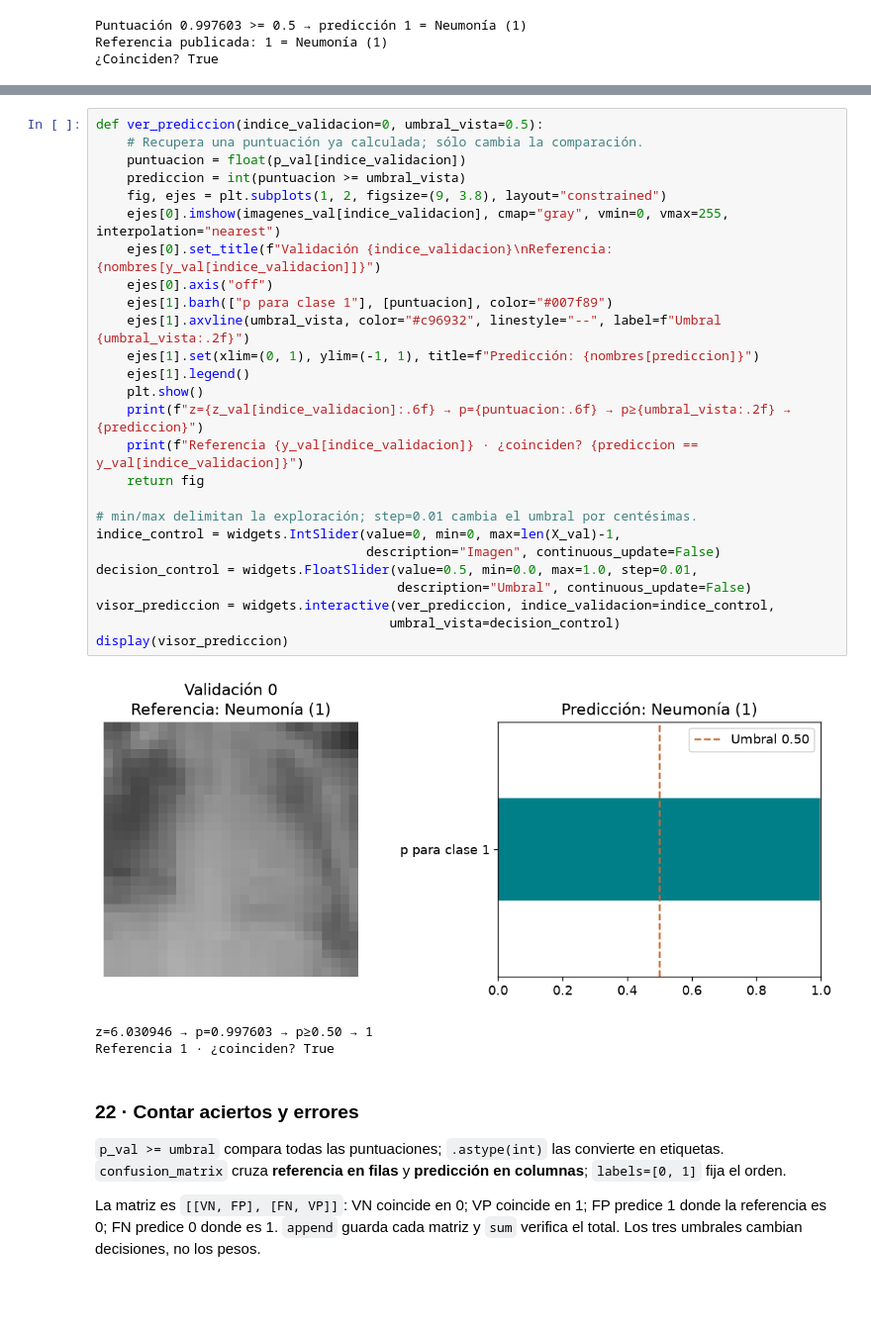
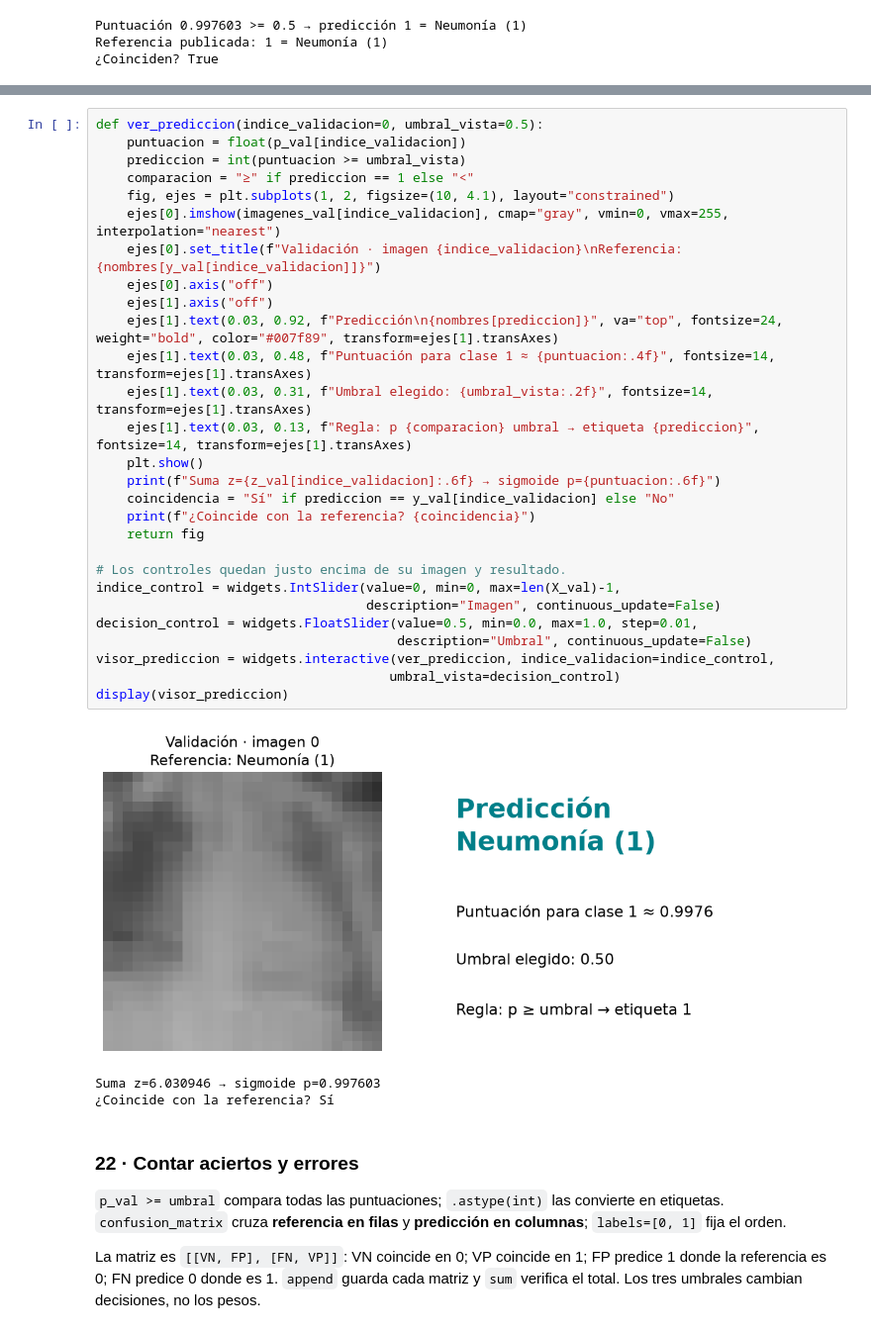
Before and after one commit to FisikMedik/taller-imagenes-medicas-python, a Jupyter notebook: Modulo_ML_radiografias.ipynb, the cells around one changed output, grey strips where cells are left out. Shown at 99% size. Drawn from its saved outputs; the diff is of its cells as text; blank space fills up the shorter version.

```diff
--- a/Modulo_ML_radiografias.ipynb
+++ b/Modulo_ML_radiografias.ipynb
@@ -418,33 +420,35 @@ La función consulta `p_val` y compara con el argumento `umbral_vista`. `barh` m
 # %%
 def ver_prediccion(indice_validacion=0, umbral_vista=0.5):
-    # Recupera una puntuación ya calculada; sólo cambia la comparación.
     puntuacion = float(p_val[indice_validacion])
     prediccion = int(puntuacion >= umbral_vista)
-    fig, ejes = plt.subplots(1, 2, figsize=(9, 3.8), layout="constrained")
+    comparacion = "≥" if prediccion == 1 else "<"
+    fig, ejes = plt.subplots(1, 2, figsize=(10, 4.1), layout="constrained")
     ejes[0].imshow(imagenes_val[indice_validacion], cmap="gray", vmin=0, vmax=255, interpolation="nearest")
-    ejes[0].set_title(f"Validación {indice_validacion}\nReferencia: {nombres[y_val[indice_validacion]]}")
+    ejes[0].set_title(f"Validación · imagen {indice_validacion}\nReferencia: {nombres[y_val[indice_validacion]]}")
     ejes[0].axis("off")
-    ejes[1].barh(["p para clase 1"], [puntuacion], color="#007f89")
-    ejes[1].axvline(umbral_vista, color="#c96932", linestyle="--", label=f"Umbral {umbral_vista:.2f}")
-    ejes[1].set(xlim=(0, 1), ylim=(-1, 1), title=f"Predicción: {nombres[prediccion]}")
-    ejes[1].legend()
+    ejes[1].axis("off")
+    ejes[1].text(0.03, 0.92, f"Predicción\n{nombres[prediccion]}", va="top", fontsize=24, weight="bold", color="#007f89", transform=ejes[1].transAxes)
+    ejes[1].text(0.03, 0.48, f"Puntuación para clase 1 ≈ {puntuacion:.4f}", fontsize=14, transform=ejes[1].transAxes)
+    ejes[1].text(0.03, 0.31, f"Umbral elegido: {umbral_vista:.2f}", fontsize=14, transform=ejes[1].transAxes)
+    ejes[1].text(0.03, 0.13, f"Regla: p {comparacion} umbral → etiqueta {prediccion}", fontsize=14, transform=ejes[1].transAxes)
     plt.show()
-    print(f"z={z_val[indice_validacion]:.6f} → p={puntuacion:.6f} → p≥{umbral_vista:.2f} → {prediccion}")
-    print(f"Referencia {y_val[indice_validacion]} · ¿coinciden? {prediccion == y_val[indice_validacion]}")
+    print(f"Suma z={z_val[indice_validacion]:.6f} → sigmoide p={puntuacion:.6f}")
+    coincidencia = "Sí" if prediccion == y_val[indice_validacion] else "No"
+    print(f"¿Coincide con la referencia? {coincidencia}")
     return fig
 
-# min/max delimitan la exploración; step=0.01 cambia el umbral por centésimas.
+# Los controles quedan justo encima de su imagen y resultado.
 indice_control = widgets.IntSlider(value=0, min=0, max=len(X_val)-1,
                                    description="Imagen", continuous_update=False)
 decision_control = widgets.FloatSlider(value=0.5, min=0.0, max=1.0, step=0.01,
                                        description="Umbral", continuous_update=False)
 visor_prediccion = widgets.interactive(ver_prediccion, indice_validacion=indice_control,
                                       umbral_vista=decision_control)
 display(visor_prediccion)
 # %% [output]
-[figure, old version]
+[figure, new version]
-z=6.030946 → p=0.997603 → p≥0.50 → 1
-Referencia 1 · ¿coinciden? True
+Suma z=6.030946 → sigmoide p=0.997603
+¿Coincide con la referencia? Sí
 # %% [markdown]
 ### 22 · Contar aciertos y errores
 
```
Also changed, not shown: parts of 9 cells of this notebook, 1 other file.
